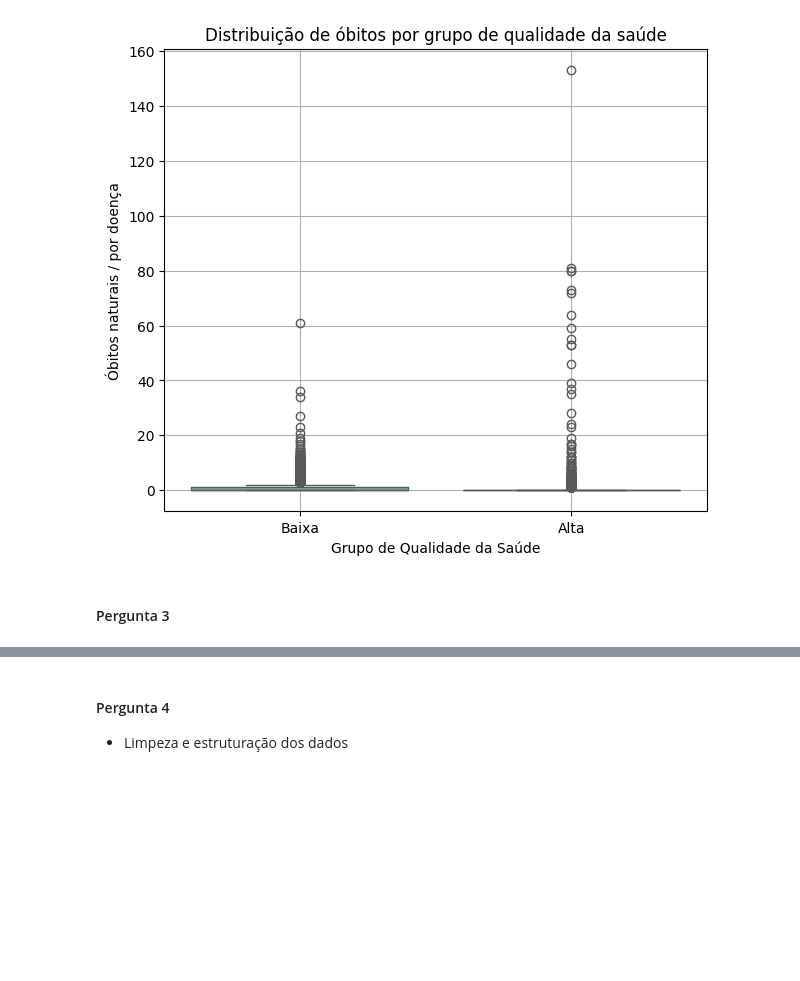
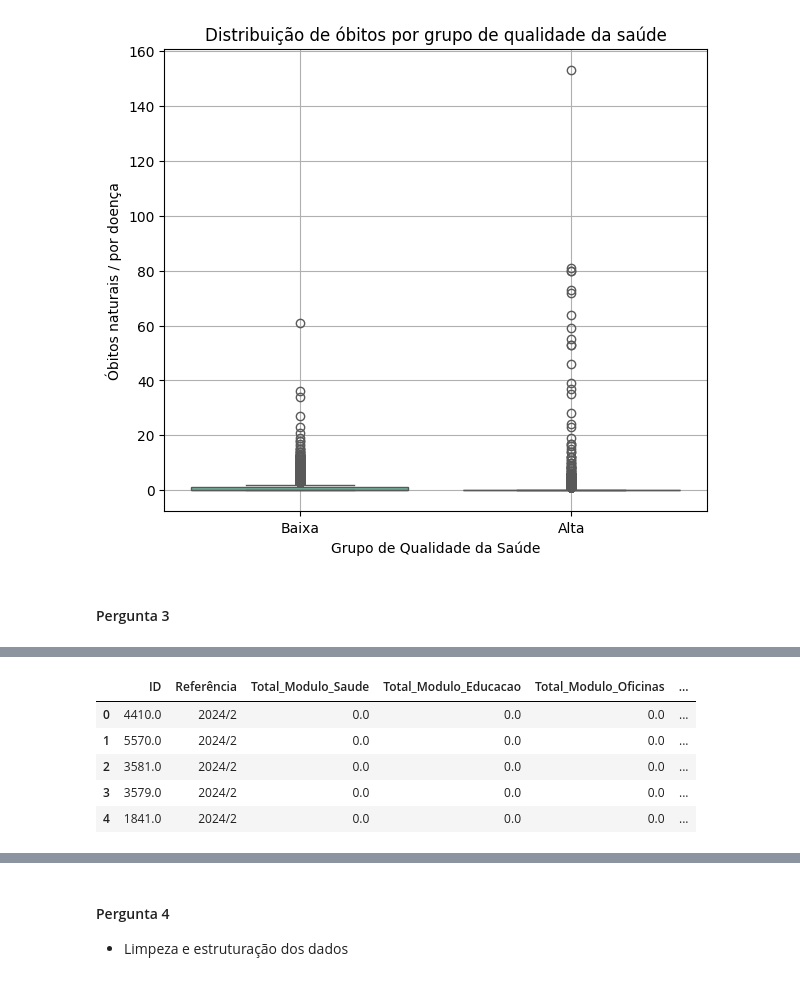
Before and after one commit to Caio-Brega/introducao-ciencia-dos-dados, a Jupyter notebook: TP_ICD.ipynb, the cells around one changed output, grey strips where cells are left out. Saved outputs shown, nothing was run; the diff lists cells and outputs as text; code cells hidden in the pictures; blank space fills up the shorter version.

```diff
--- a/TP_ICD.ipynb
+++ b/TP_ICD.ipynb
@@ -471,0 +525,42 @@ Passing `palette` without assigning `hue` is deprecated and will be removed in v
+# %%
+# Limpeza dos dados
+dados_3 = dados_filtrados[colunas_interesse].replace({
+    np.nan: '0.0',
+    'Sim': '1.0',
+    'Não': '0.0'
+}, regex=True)
+
+# Renomeação de colunas
+dados_3 = dados_3.rename(columns={'4.1 População prisional | Total': 'Populacao_Prisional'})
+
+dados_filtrados3['Total_Modulo_Saude'] = dados_3[colunas_modulo_saude].astype(float).sum(axis=1)
+dados_filtrados3['Total_Modulo_Educacao'] = dados_3[colunas_modulo_educacao].astype(float).sum(axis=1)
+dados_filtrados3['Total_Modulo_Oficinas'] = dados_3[colunas_modulo_oficinas].astype(float).sum(axis=1)
+
+dados_filtrados3['Total_Presos_Empregados'] = dados_3[total_presos_trabalham].astype(float).sum(axis=1)
+dados_filtrados3['Total_Presos_Estudantes'] = dados_3[total_presos_estudam].astype(float).sum(axis=1)
+dados_filtrados3['Total_Presos_Empregados_Estudantes'] = dados_3[total_presos_trabalham_estudam].astype(float).sum(axis=1)
+
+dados_filtrados3['Taxa_Ocupacao'] = ((dados_filtrados3['Total_Presos_Empregados'] + dados_filtrados3['Total_Presos_Estudantes'] + dados_filtrados3['Total_Presos_Empregados_Estudantes']) / dados_filtrados3['Populacao_Prisional'].astype(float)) * 100
+
+colunas_filtradas = ['ID',
+  'Referência',
+  'Total_Modulo_Saude',
+  'Total_Modulo_Educacao',
+  'Total_Modulo_Oficinas',
+  'Populacao_Prisional',
+  'Total_Presos_Empregados',
+  'Total_Presos_Estudantes',
+  'Total_Presos_Empregados_Estudantes',
+  'Taxa_Ocupacao']
+
+dados_filtrados3 = dados_filtrados3[colunas_filtradas]
+
+dados_filtrados3.head()
+# %% [output]
+|  | ID | Referência | Total_Modulo_Saude | Total_Modulo_Educacao | Total_Modulo_Oficinas | ... |
+| 0 | 4410.0 | 2024/2 | 0.0 | 0.0 | 0.0 | ... |
+| 1 | 5570.0 | 2024/2 | 0.0 | 0.0 | 0.0 | ... |
+| 2 | 3581.0 | 2024/2 | 0.0 | 0.0 | 0.0 | ... |
+| 3 | 3579.0 | 2024/2 | 0.0 | 0.0 | 0.0 | ... |
+| 4 | 1841.0 | 2024/2 | 0.0 | 0.0 | 0.0 | ... |
```
Also changed, not shown: parts of 24 cells of this notebook.
